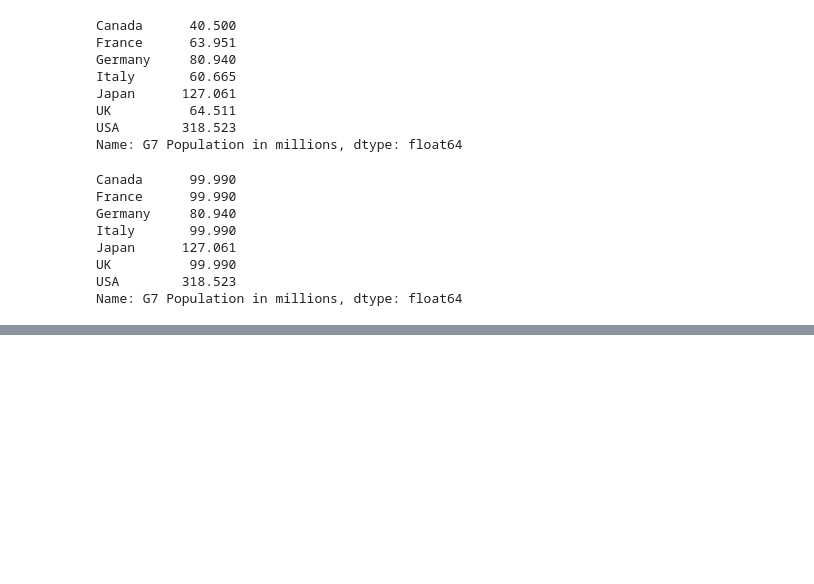
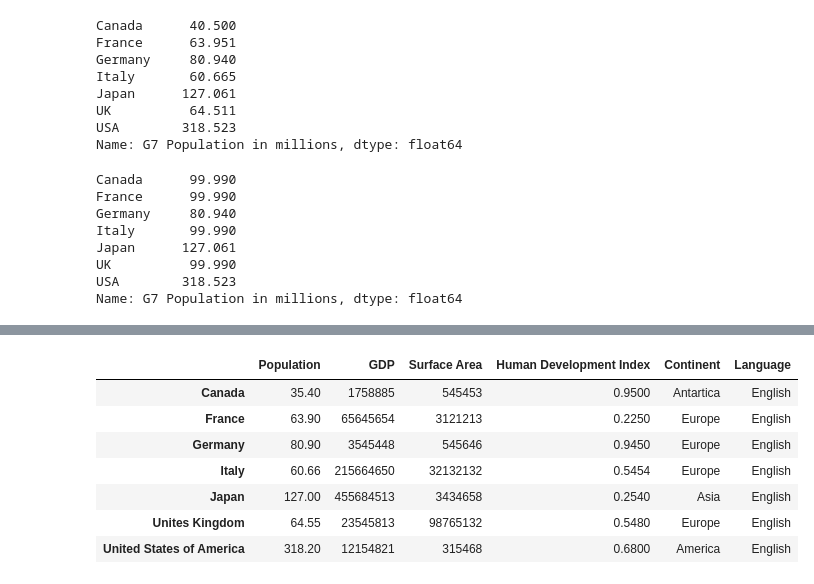
Before and after one commit to omsouravsharma/DataAnalysis_python, a Jupyter notebook: Data_analysis.ipynb, the cells around one changed output, grey strips where cells are left out. Cells and saved outputs as stored; diff of their text form; code cells hidden in the pictures; blank space fills up the shorter version.

```diff
--- a/Data_analysis.ipynb
+++ b/Data_analysis.ipynb
@@ -784,0 +1054,13 @@ Name: G7 Population in millions, dtype: float64
+# %%
+df.rename(
+columns={'HDI':'Human Development Index','Anual Popcorn consumption': 'APC'},
+    index = {'USA': 'United States of America', 'UK': 'Unites Kingdom', 'Argentina':'AR'})
+# %% [output]
+|  | Population | GDP | Surface Area | Human Development Index | Continent | Language |
+| Canada | 35.40 | 1758885 | 545453 | 0.9500 | Antartica | English |
+| France | 63.90 | 65645654 | 3121213 | 0.2250 | Europe | English |
+| Germany | 80.90 | 3545448 | 545646 | 0.9450 | Europe | English |
+| Italy | 60.66 | 215664650 | 32132132 | 0.5454 | Europe | English |
+| Japan | 127.00 | 455684513 | 3434658 | 0.2540 | Asia | English |
+| Unites Kingdom | 64.55 | 23545813 | 98765132 | 0.5480 | Europe | English |
+| United States of America | 318.20 | 12154821 | 315468 | 0.6800 | America | English |
```
Also changed, not shown: parts of 38 cells of this notebook.
